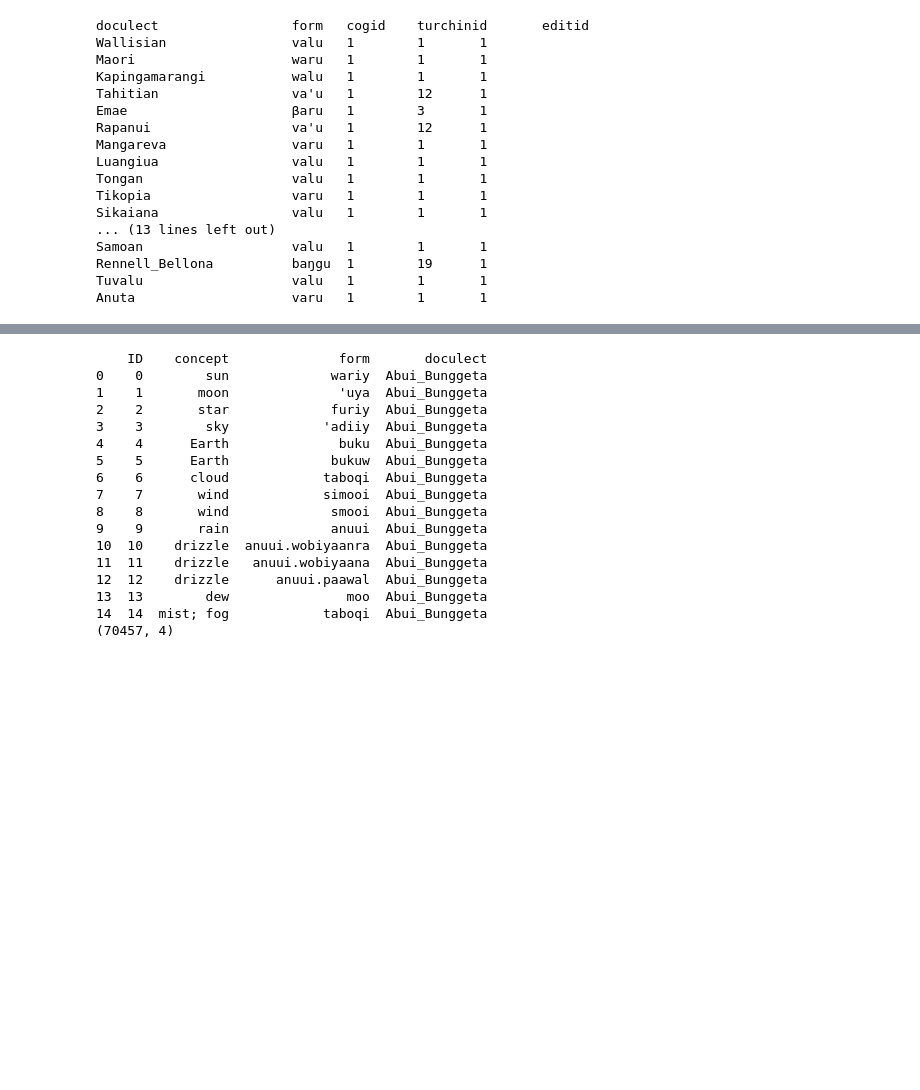
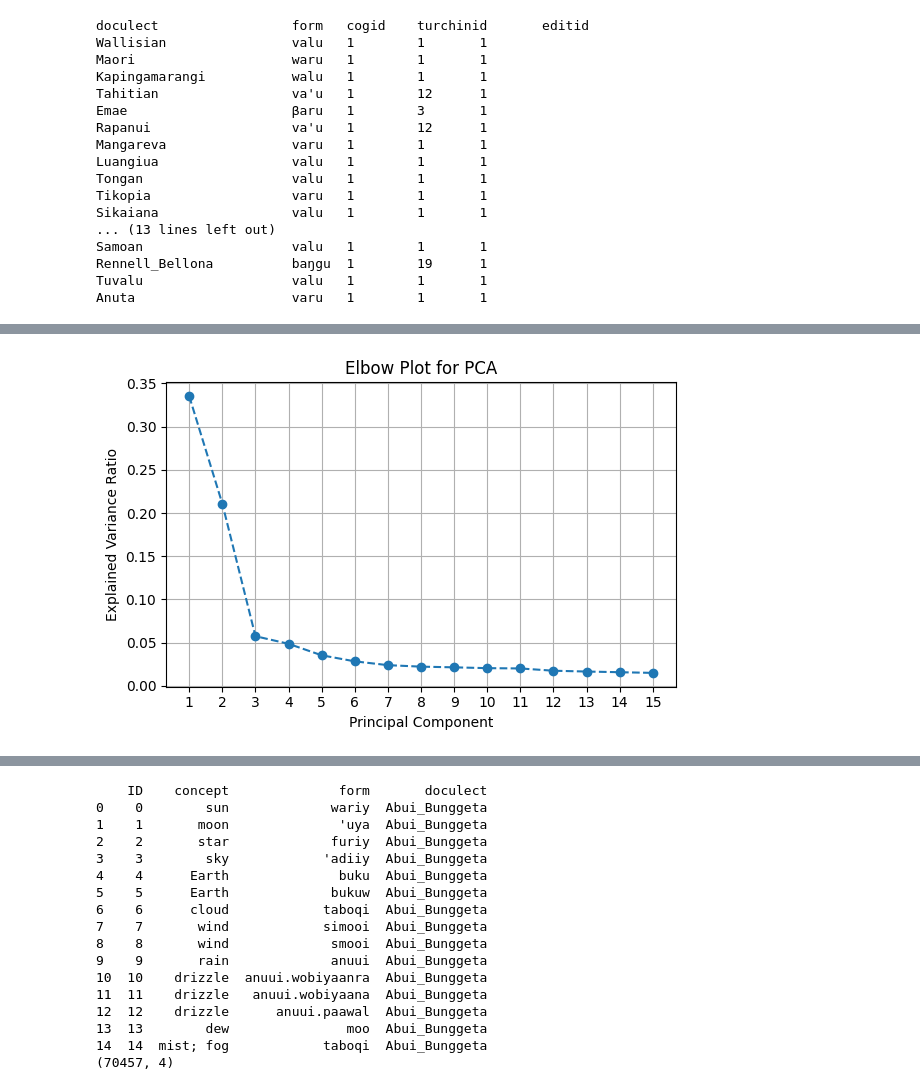
Before and after one commit to danjlawson/ocseanworkshop2025, a Jupyter notebook: lingpy_polynesian_example.ipynb, the cells around one changed output, grey strips where cells are left out. Drawn from its saved outputs; the diff is of its cells as text; code cells hidden in the pictures; blank space fills up the shorter version.

Commit message:
updated polynesia

```diff
--- a/lingpy_polynesian_example.ipynb
+++ b/lingpy_polynesian_example.ipynb
@@ -363,0 +369,3 @@ AssertionError:
+# %%
+lexdf=pd.read_table(os.path.join('data','polynesian_cognate_detected.tsv'),skiprows=2,comment='#')
+lexdf.head()
@@ -363,0 +420,24 @@ AssertionError:
+# %%
+# Remove the index/column labels for PCA
+X = adj_df.values
+
+# Standardize the data
+X_scaled = StandardScaler().fit_transform(X)
+# %%
+ncomp=15
+pca = PCA(n_components=ncomp)
+components = pca.fit_transform(X_scaled)
+# Explained variance ratios
+explained_variance = pca.explained_variance_ratio_
+# %%
+plt.figure(figsize=(6, 4))
+plt.plot(range(1, ncomp+1), explained_variance, marker='o', linestyle='--')
+plt.xticks(range(1, ncomp+1))
+plt.xlabel('Principal Component')
+plt.ylabel('Explained Variance Ratio')
+plt.title('Elbow Plot for PCA')
+plt.grid(True)
+plt.tight_layout()
+plt.show()
+# %% [output]
+[figure, added]
```
Also changed, not shown: parts of 14 cells of this notebook.
